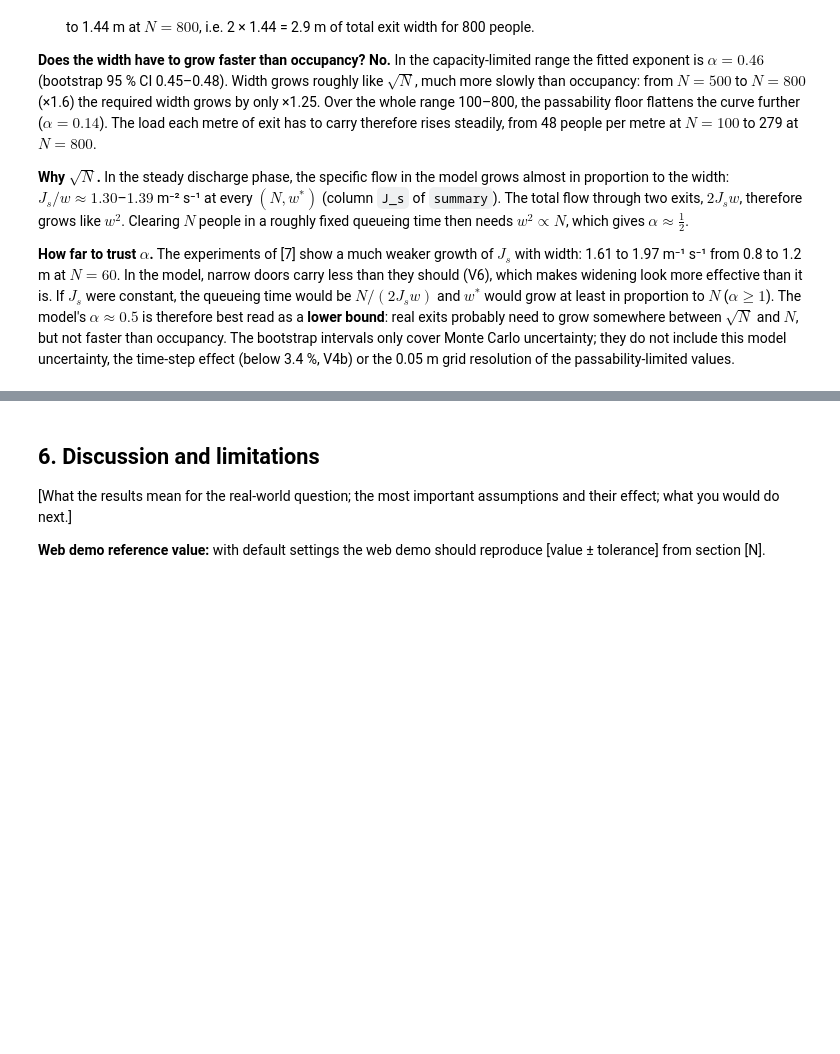
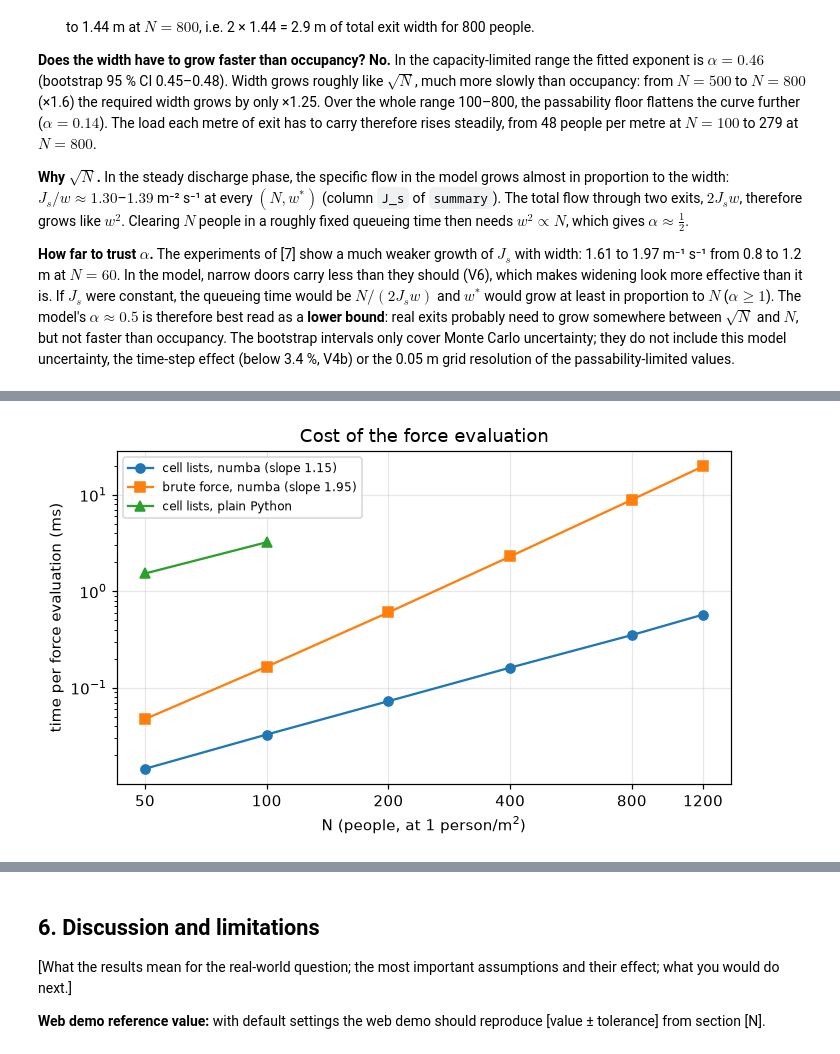
Before and after one commit to ChanuRasmika/mall-evacuation-social-force, a Jupyter notebook: notebook/mall-evacuation-social-force.ipynb, the cells around one changed output, grey strips where cells are left out. Cells and saved outputs as stored; diff of their text form; code cells hidden in the pictures; blank space fills up the shorter version.

```diff
--- a/notebook/mall-evacuation-social-force.ipynb
+++ b/notebook/mall-evacuation-social-force.ipynb
@@ -2066,0 +2310,75 @@ Scaling w* ~ N^alpha:  all N (100-800): alpha = 0.14, bootstrap 95 % CI [0.14, 0
+# %%
+# 5.8 X6: cost of one force evaluation, cell lists vs brute force (compiled) and plain Python, at 1 person/m^2.
+X6_N = (50, 100, 200, 400, 800, 1200)
+X6_PY_N = (50, 100)                                   # plain Python is slow: small N only
+_mall, _dm = get_mall(1.5)
+_g = (outer_walls(_mall), _mall.shops, _dm.ex, _dm.ey, _dm.x0, _dm.y0, _dm.h, _mall.exit_centres, model_params())
+_trng = np.random.default_rng(SEED + 7)
+
+
+def x6_crowd(n, density=1.0):
+    """n people at random in a strip of the floor of area n / density (full height), with velocities."""
+    width = n / density / FLOOR_H
+    x = np.column_stack([_trng.uniform(0, width, n), _trng.uniform(0, FLOOR_H, n)])
+    return (x, _trng.normal(0, 0.5, (n, 2)), _trng.uniform(R_MIN, R_MAX, n), np.full(n, V0_MEAN), np.ones(n, np.bool_))
+
+
+def best_time(fn, min_total=0.05, repeats=3):
+    """Best time per call (s) over `repeats` batches, each batch running for at least min_total seconds."""
+    fn()
+    k, t = 1, 0.0
+    while True:
+        t0 = time.perf_counter()
+        for _ in range(k):
+            fn()
+        t = time.perf_counter() - t0
+        if t >= min_total:
+            break
+        k *= 2
+    best = t / k
+    for _ in range(repeats - 1):
+        t0 = time.perf_counter()
+        for _ in range(k):
+            fn()
+        best = min(best, (time.perf_counter() - t0) / k)
+    return best
+
+
+_rows = []
+for n in X6_N:
+    crowd = x6_crowd(n)
+    row = {"N": n}
+    row["cells (s)"] = best_time(lambda: crowd_accel(*crowd, *_g, True))
+    row["brute (s)"] = best_time(lambda: crowd_accel(*crowd, *_g, False))
+    if n in X6_PY_N:
+        row["Python, cells (s)"] = best_time(lambda: crowd_accel.py_func(*crowd, *_g, True), min_total=0.0, repeats=1)
+    _rows.append(row)
+x6 = pd.DataFrame(_rows)
+x6["brute / cells"] = x6["brute (s)"] / x6["cells (s)"]
+x6["Python / compiled"] = x6["Python, cells (s)"] / x6["cells (s)"]
+_big = x6["N"] >= 200
+slope_cells = np.polyfit(np.log(x6.loc[_big, "N"]), np.log(x6.loc[_big, "cells (s)"]), 1)[0]
+slope_brute = np.polyfit(np.log(x6.loc[_big, "N"]), np.log(x6.loc[_big, "brute (s)"]), 1)[0]
+print("Time per force evaluation (s), 1 person/m^2:")
+print(x6.to_string(index=False, float_format=lambda v: f"{v:.3g}"))
+print(f"\nFitted cost exponent (N >= 200): cell lists {slope_cells:.2f}, brute force {slope_brute:.2f}")
+assert slope_brute > 1.6 and slope_cells < 1.4, "unexpected scaling of the force evaluation"
+assert (x6.loc[x6["N"] >= 400, "brute / cells"] > 1).all(), "cell lists should be faster for N >= 400"
+print(f"X6 PASS: cell lists scale as N^{slope_cells:.2f} and brute force as N^{slope_brute:.2f}; at N = {X6_N[-1]} "
+      f"cell lists are {x6['brute / cells'].iloc[-1]:.0f}x faster, and compiled code is "
+      f"{x6['Python / compiled'].dropna().iloc[-1]:.0f}x faster than plain Python at N = {X6_PY_N[-1]}")
+
+fig, ax = plt.subplots(figsize=(6.5, 4))
+ax.loglog(x6["N"], 1e3 * x6["cells (s)"], "o-", label=f"cell lists, numba (slope {slope_cells:.2f})")
+ax.loglog(x6["N"], 1e3 * x6["brute (s)"], "s-", label=f"brute force, numba (slope {slope_brute:.2f})")
+_p = x6.dropna(subset=["Python, cells (s)"])
+ax.loglog(_p["N"], 1e3 * _p["Python, cells (s)"], "^-", label="cell lists, plain Python")
+ax.set(xlabel="N (people, at 1 person/m$^2$)", ylabel="time per force evaluation (ms)",
+       title="Cost of the force evaluation")
+ax.set_xticks(X6_N, [str(n) for n in X6_N])
+ax.set_xticks([], minor=True)
+ax.legend(fontsize=8)
+fig.tight_layout()
+fig.savefig(FIG_DIR / "performance_scaling.png", dpi=150, bbox_inches="tight")
+plt.show()
+# %% [output]
@@ -2066,0 +2396 @@ Scaling w* ~ N^alpha:  all N (100-800): alpha = 0.14, bootstrap 95 % CI [0.14, 0
+[figure, added]
```
Also changed, not shown: parts of 16 cells of this notebook, 7 other files.
